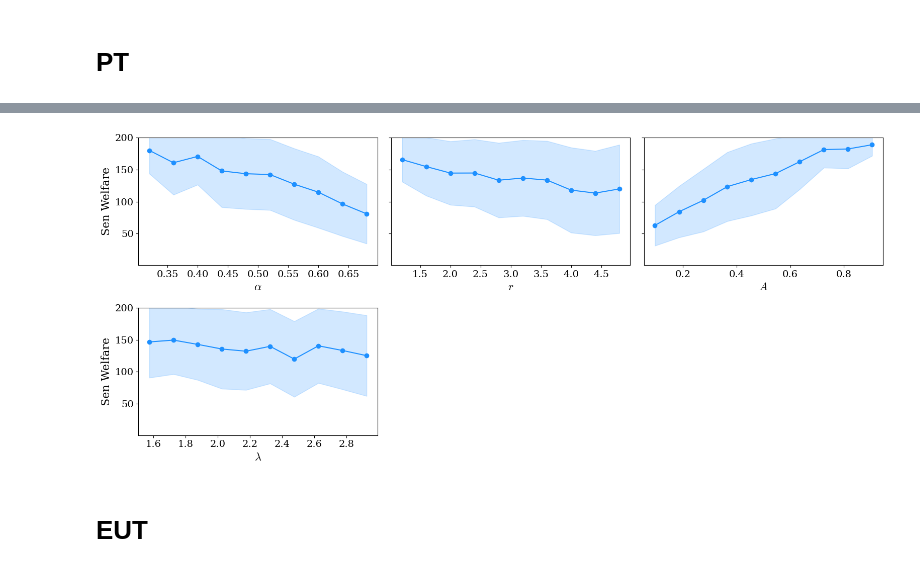
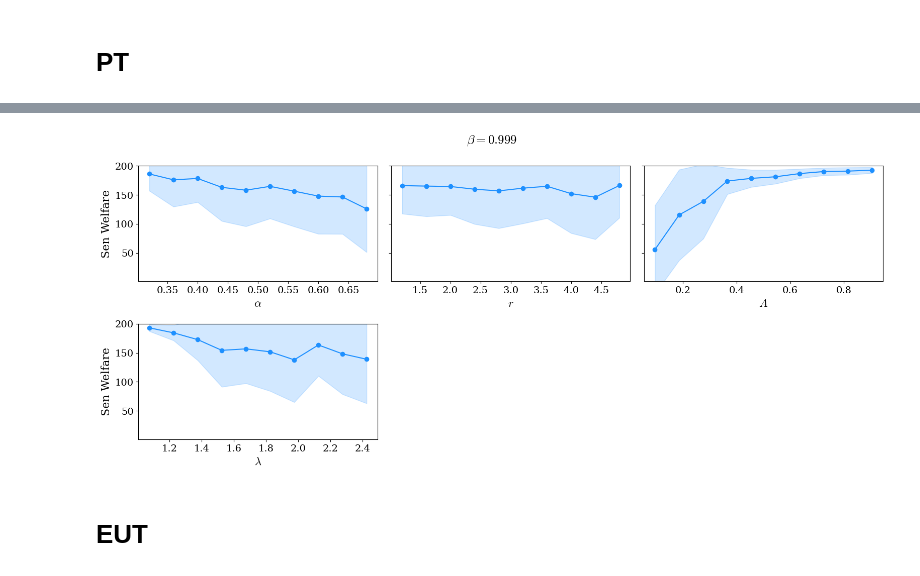
Before and after one commit to charlesaugdupont/cognitive-biases-welfare-volatility, a Jupyter notebook: notebooks/sen_welfare.ipynb, the cells around one changed output, grey strips where cells are left out. Saved outputs shown, nothing was run; the diff lists cells and outputs as text; code cells hidden in the pictures.

```diff
--- a/notebooks/sen_welfare.ipynb
+++ b/notebooks/sen_welfare.ipynb
@@ -34,18 +34,11 @@ plt.rc("font", family="serif")
 # %% [markdown]
 # EUT Mean Final Utility Phase Space
 # %%
-U = []
-data = []
-for D in ["data/eut/eut_95/raw"]:
-    for f in tqdm(os.listdir("../" + D)):
-        with open(os.path.join("../" + D, f), "rb") as f:
-            res = pickle.load(f)
-        wealth = unpack_and_dequantize(res["wealth"][:,-1], 200)
-        health = unpack_and_dequantize(res["health"][:,-1], 200)
-        U.append(np.mean(utility(wealth, health, alpha=res['params']['alpha'])))
-        P = res["params"]
-        elem = ((P["alpha"], P["rate"], P["A"]))
-        data.append(elem)
+with open("../data/eut/eut_95/mean_util", "rb") as f:
+    U = pickle.load(f)
+
+with open("../data/eut/eut_95/params", "rb") as f:
+    data = pickle.load(f)
 # %%
 import numpy as np
 import matplotlib.pyplot as plt
@@ -152,4 +147,14 @@ KeyboardInterrupt:
 # %%
+directory = "cpt"
+with open(f"../data/cpt/cpt_kt_999/sen_welfare", "rb") as f:
+    sen = pickle.load(f)
+
+data = []
+with open(f"../data/cpt/cpt_kt_999/params", "rb") as f:
+    P = pickle.load(f)
+for i,row in enumerate(P):
+    data.append((row[0], row[1], row[2], row[3], row[4], sen[i]))
+
 cols = ["alpha", "rate", "A", "lambda", "gamma", "welfare"]
 df = pd.DataFrame(data, columns=cols)
 
@@ -176,7 +181,9 @@ for i,param in enumerate(cols[:-1]):
 axs[0][0].set_ylabel("Sen Welfare")
 axs[1][0].set_ylabel("Sen Welfare")
 axs[1][2].set_visible(False)
+
+plt.suptitle(r"$\beta=0.999$")
 fig.tight_layout()
-plt.savefig("../figures/cpt_sen_welfare.pdf", bbox_inches="tight")
+#plt.savefig("../figures/cpt_sen_welfare.pdf", bbox_inches="tight")
 plt.show()
 # %% [output]
@@ -196,37 +239,49 @@ for idx,f in tqdm(enumerate(os.listdir("../"+directory))):
 # %%
+directory = "eut"
+with open(f"../data/pt/pt_999/sen_welfare", "rb") as f:
+    sen = pickle.load(f)
+
+data = []
+with open(f"../data/pt/pt_999/params", "rb") as f:
+    P = pickle.load(f)
+for i,row in enumerate(P):
+    data.append((row[0], row[1], row[2], row[3], sen[i]))
+
+
 cols = ["alpha", "rate", "A", "lambda", "welfare"]
 df = pd.DataFrame(data, columns=cols)
 
 nbins = 10
 labels = [r"$\alpha$", r"$r$", r"$A$", r"$\lambda$"]
 fig, axs = plt.subplots(2, 3, figsize=(16,7), sharey=True)
 for i,param in enumerate(cols[:-1]):
     df["bin"] = pd.cut(df[param], bins=nbins)
     group = df.groupby("bin")["welfare"]
     mean_vals = group.mean()
     std_vals = group.std()
     bin_centers = [interval.mid for interval in mean_vals.index]
     axs[int(i/3)][i%3].plot(bin_centers, mean_vals.values, label="Mean Sen Welfare", color="dodgerblue", marker="o")
     axs[int(i/3)][i%3].fill_between(bin_centers,
                     mean_vals - std_vals,
                     mean_vals + std_vals,
                     alpha=0.2,
                     label="± 1 std",
                     color="dodgerblue"
     )
     axs[int(i/3)][i%3].set_xlabel(labels[i])
     axs[int(i/3)][i%3].set_ylim(1,200)
 
 axs[0][0].set_ylabel("Sen Welfare")
 axs[1][0].set_ylabel("Sen Welfare")
 axs[1][2].set_visible(False)
 axs[1][1].set_visible(False)
 
+plt.suptitle(r"$\beta=0.999$")
 fig.tight_layout()
-plt.savefig(f"../figures/{directory}_sen_welfare.pdf", bbox_inches="tight")
+#plt.savefig(f"../figures/{directory}_sen_welfare.pdf", bbox_inches="tight")
 plt.show()
 # %% [output]
-[figure, old version]
+[figure, new version]
 # %% [markdown]
 # EUT
 # %%
```
Also changed, not shown: parts of 26 cells of this notebook.
